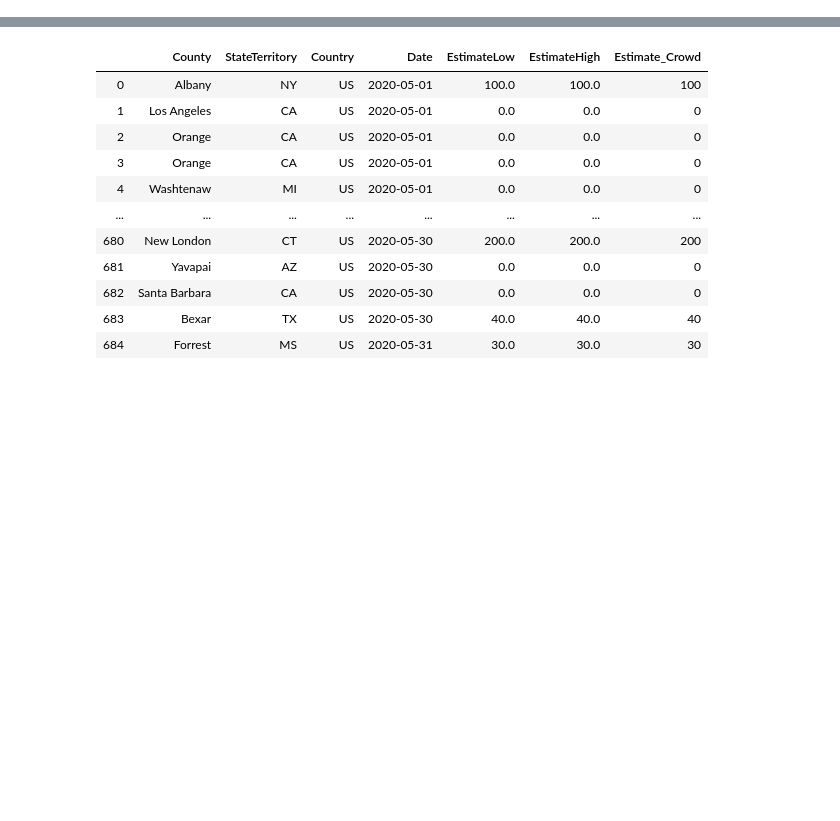
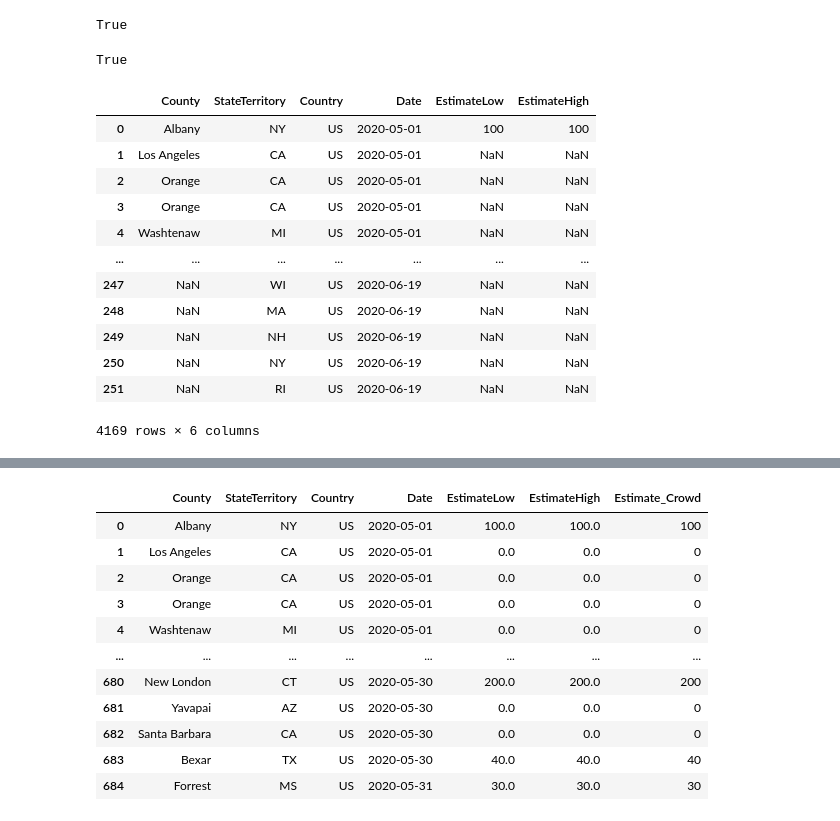
Before and after one commit to 666Chao666/covid19-drafts, a Jupyter notebook: Draft.ipynb, the cells around one changed output, grey strips where cells are left out. Cells and saved outputs as stored; diff of their text form; code cells hidden in the pictures; blank space fills up the shorter version.

Commit message:
finalizing protest data

```diff
--- a/Draft.ipynb
+++ b/Draft.ipynb
@@ -12,0 +5,12 @@ gf_may_df = pd.read_csv(gf_may)
+# %%
+# data url
+tally_may_url = 'https://docs.google.com/spreadsheets/d/1pZo5p9EKZJ87IvPVjIp50nQQPET_ucV8vKVfZ6NpOvg/edit#gid=0'
+blm_may_url = 'https://docs.google.com/spreadsheets/d/1pZo5p9EKZJ87IvPVjIp50nQQPET_ucV8vKVfZ6NpOvg/edit#gid=1571725208'
+
+tally_june_url = 'https://docs.google.com/spreadsheets/d/1-HM-bFsnTd9omYOrB8JOMeQ0XzPvCaVaADKqXQ_RpXg/edit#gid=147985158'
+blm_june_url = 'https://docs.google.com/spreadsheets/d/1-HM-bFsnTd9omYOrB8JOMeQ0XzPvCaVaADKqXQ_RpXg/edit#gid=0'
+juneteenth_url = 'https://docs.google.com/spreadsheets/d/1-HM-bFsnTd9omYOrB8JOMeQ0XzPvCaVaADKqXQ_RpXg/edit#gid=197908470'
+
+raw_urls = [tally_may_url, blm_may_url, tally_june_url, blm_june_url, juneteenth_url]
+# %%
+read_ready_urls = [url.replace('edit#gid', 'export?format=csv&gid') for url in raw_urls]
@@ -13,3 +45,51 @@ gf_may_df = pd.read_csv(gf_may)
+# %%
+big = [1,2,3,4,5]
+small = [1,2,3]
+
+all(e in big for e in small)
+# %% [output]
+True
+# %%
+# columns to be selected
+useful_columns = ['County', 'StateTerritory', 'Country', 'Date', 'EstimateLow', 'EstimateHigh']
+
+# data frame for storing
+total_df = pd.DataFrame(columns=useful_columns)
+# %%
+# read in raw .csv's
+
+dfs = []
+for url in read_ready_urls:
+    temp = pd.read_csv(url)
+    col_names = temp.columns.values.tolist()
+    # check if columns names match
+    if all(ele in col_names for ele in useful_columns):
+        # extract useful columns
+        dfs.append(temp[useful_columns])
+
+    else:
+        print('error')
+        break
+# %%
+len(dfs) == len(read_ready_urls)
+# %% [output]
+True
+# %%
+pd.concat(dfs)
+# %% [output]
+|  | County | StateTerritory | Country | Date | EstimateLow | EstimateHigh |
+| 0 | Albany | NY | US | 2020-05-01 | 100 | 100 |
+| 1 | Los Angeles | CA | US | 2020-05-01 | NaN | NaN |
+| 2 | Orange | CA | US | 2020-05-01 | NaN | NaN |
+| 3 | Orange | CA | US | 2020-05-01 | NaN | NaN |
+| 4 | Washtenaw | MI | US | 2020-05-01 | NaN | NaN |
+| ... | ... | ... | ... | ... | ... | ... |
+| 247 | NaN | WI | US | 2020-06-19 | NaN | NaN |
+| 248 | NaN | MA | US | 2020-06-19 | NaN | NaN |
+| 249 | NaN | NH | US | 2020-06-19 | NaN | NaN |
+| 250 | NaN | NY | US | 2020-06-19 | NaN | NaN |
+| 251 | NaN | RI | US | 2020-06-19 | NaN | NaN |
+4169 rows × 6 columns
 # %%
 # remove entires with no county/state info
 gf_may_df = gf_may_df[~(gf_may_df['County'].isna() | gf_may_df['StateTerritory'].isna())]
```
Also changed, not shown: parts of 14 cells of this notebook, 1 other file.
